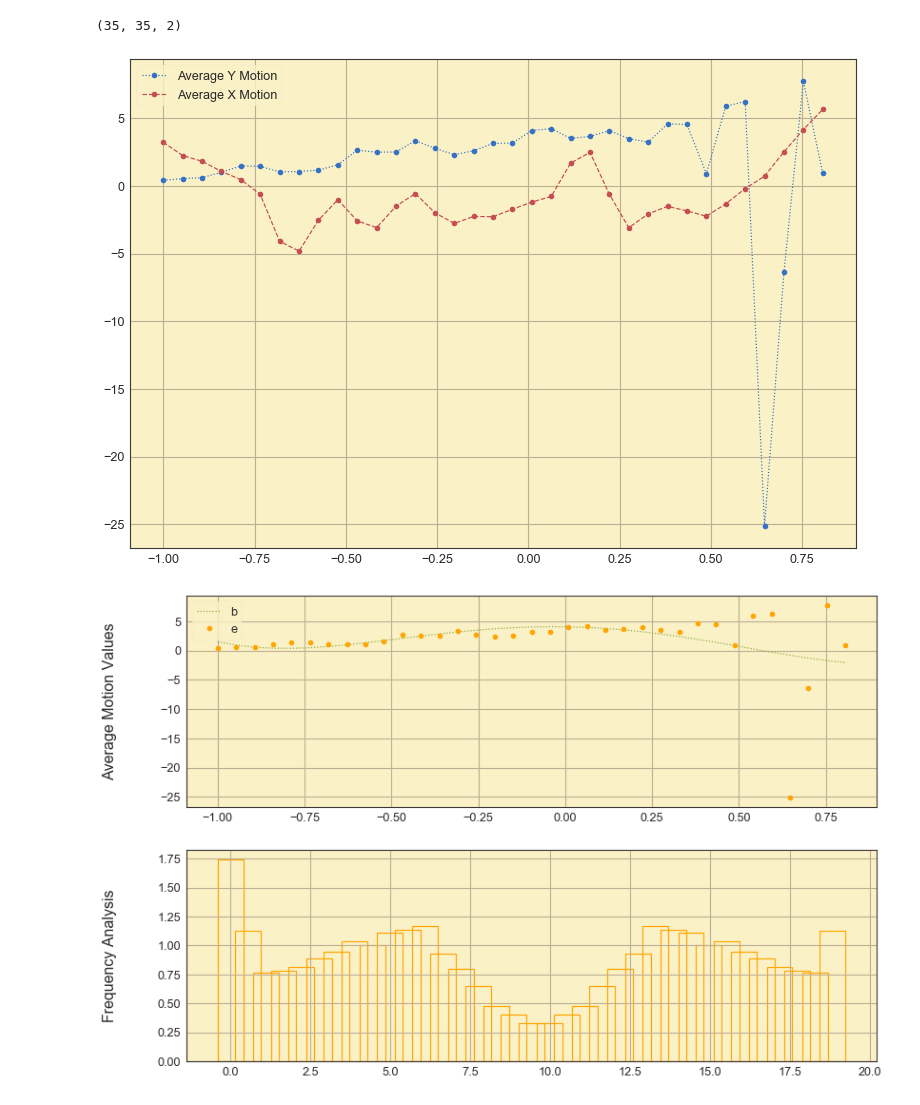
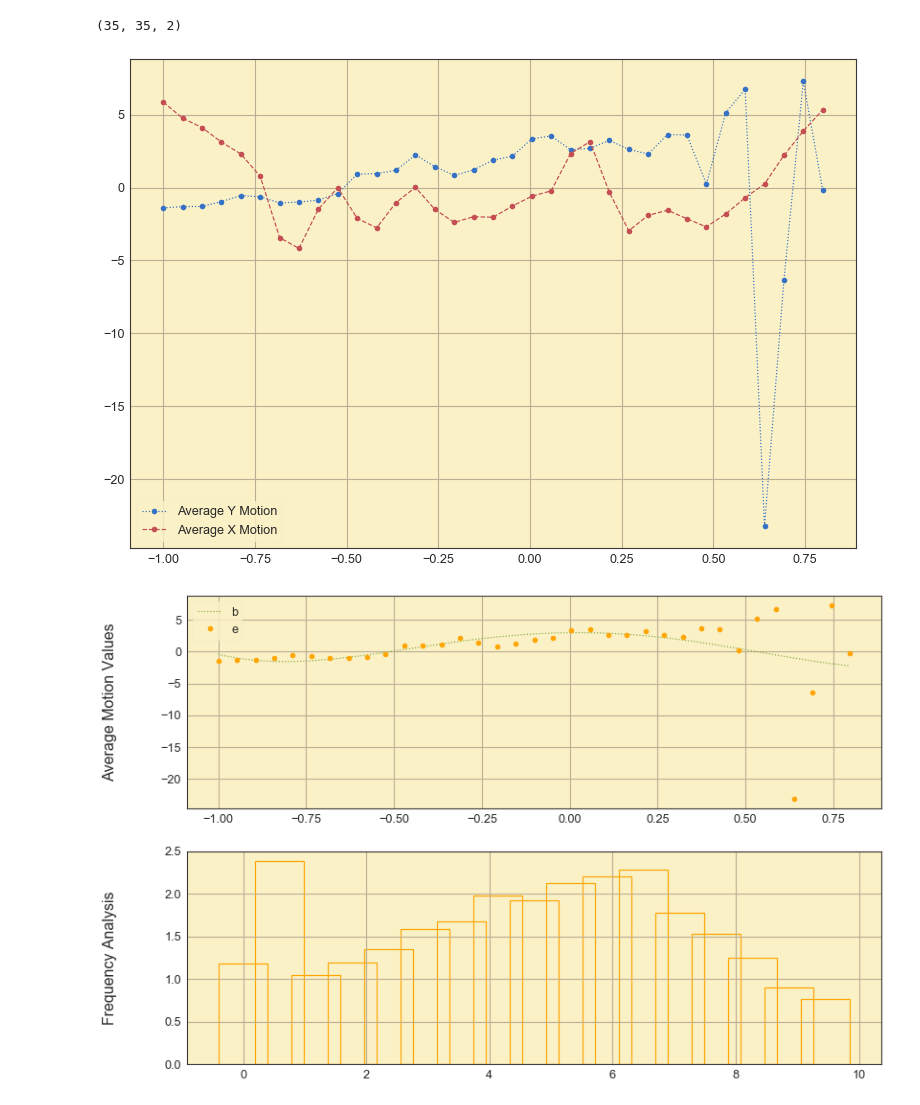
Before and after one commit to trdougherty/Quant_Mo, a Jupyter notebook: quomo_notebook.ipynb, the cells around one changed output. Drawn from its saved outputs; the diff is of its cells as text; code cells hidden in the pictures.

```diff
--- a/quomo_notebook.ipynb
+++ b/quomo_notebook.ipynb
@@ -63,7 +63,7 @@ def intensity(x):
     assert type(x).__module__ == np.__name__
     return np.power(np.sum(np.power(x,2),axis=len(x.shape)-1),0.5) # pythagorean
 # %%
-A = np.load('aw_motion_wk7.npy')
+A = np.load('saturdays.npy')
 # %%
 A = edge(A, (0.2, 0.74))
 # %% [markdown]
@@ -109,36 +109,36 @@ plt.plot(X,x_avg,'ro--', label="Average X Motion")
 plt.legend(loc='best')
 plt.show()
 # %% [output]
-[figure, old version]
+[figure, new version]
 # %%
 gs = gridspec.GridSpec(2,1, hspace=0.2)
 fig = plt.figure()
 
 direction = y_avg
 V = np.polyfit(X,direction,4)
 Y = np.poly1d(V)
 N = direction.size;
 t = X[1]-X[0];
-f = np.linspace(0,1/t,N);
-fft = np.fft.fft(direction);
 
 #first plot
 ax = fig.add_subplot(gs[0])
 ax.plot(X,Y(X),"g:", label='Polyfit Terms')
 ax.plot(X,y_avg,'o',color='orange', label="Average Motion Terms")
 ax.set_ylabel(r'Average Motion Values', size =16)
 ax.get_yaxis().set_label_coords(-0.1,0.5)
 ax.legend('best')
 
 #second plot
 ax = fig.add_subplot(gs[1])
-ax.bar(f[:N], np.abs(fft)[:N] * (1 / N), color="#516c32", fill=False, edgecolor="orange", linewidth=1.2)
+fft = np.fft.fft(direction);
+f = np.linspace(0.0, 1.0/(2.0*t), N/2)
+ax.bar(f[:N], np.abs(fft)[:N // 2] * (2.0 / N), color="#516c32", fill=False, edgecolor="orange", linewidth=1.2)
 ax.set_ylabel(r'Frequency Analysis', size =16)
 ax.get_yaxis().set_label_coords(-0.1,0.5)
 
 plt.show()
 # %% [output]
-[figure, old version]
+[figure, new version]
 # %%
 heat_x = np.linspace(np.min(A[0,...]), np.max(A[0,...]), num=A.shape[0])
 heat_y = np.linspace(np.min(A[1,...]), np.max(A[1,...]), num=A.shape[1])
```
Also changed, not shown: parts of 3 cells of this notebook, 1 other file.
